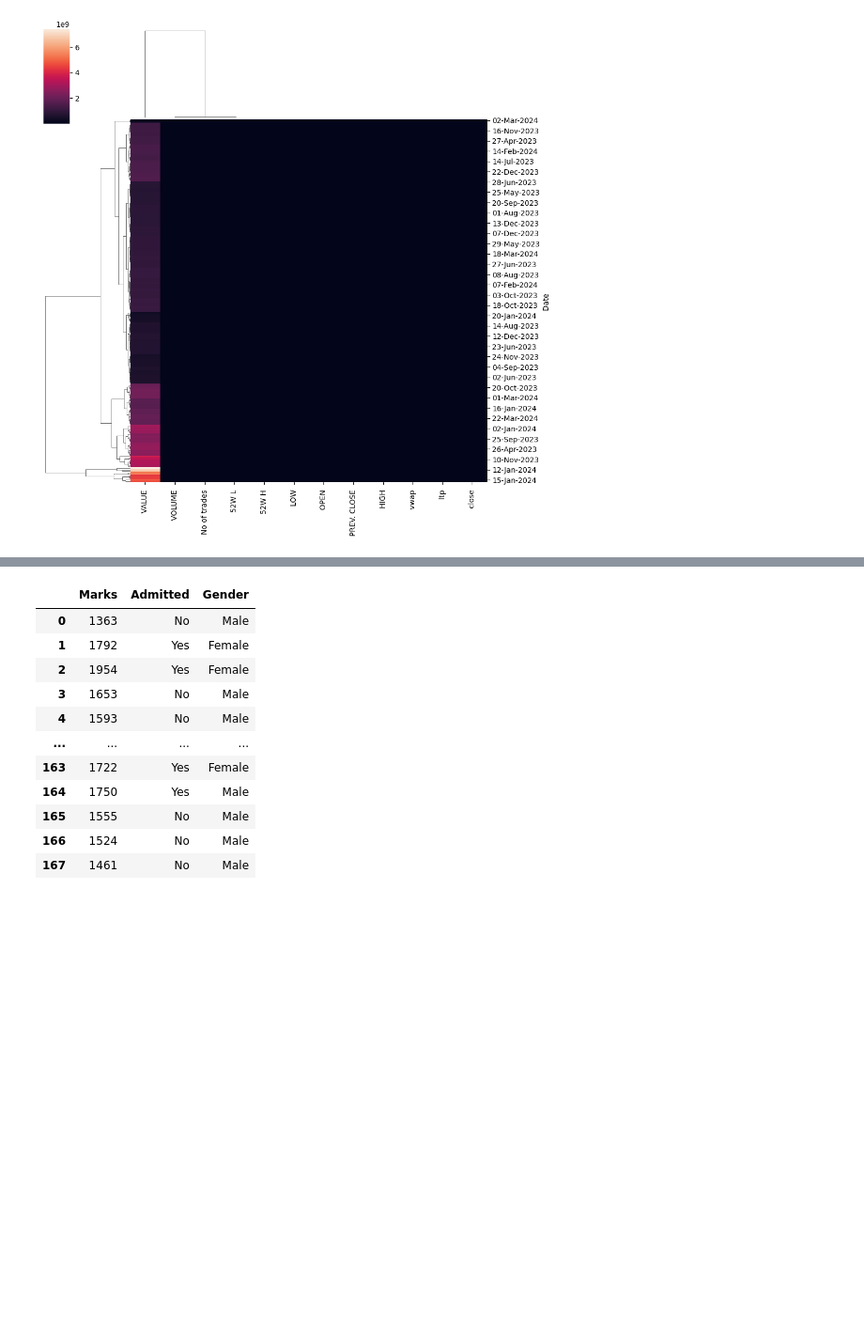
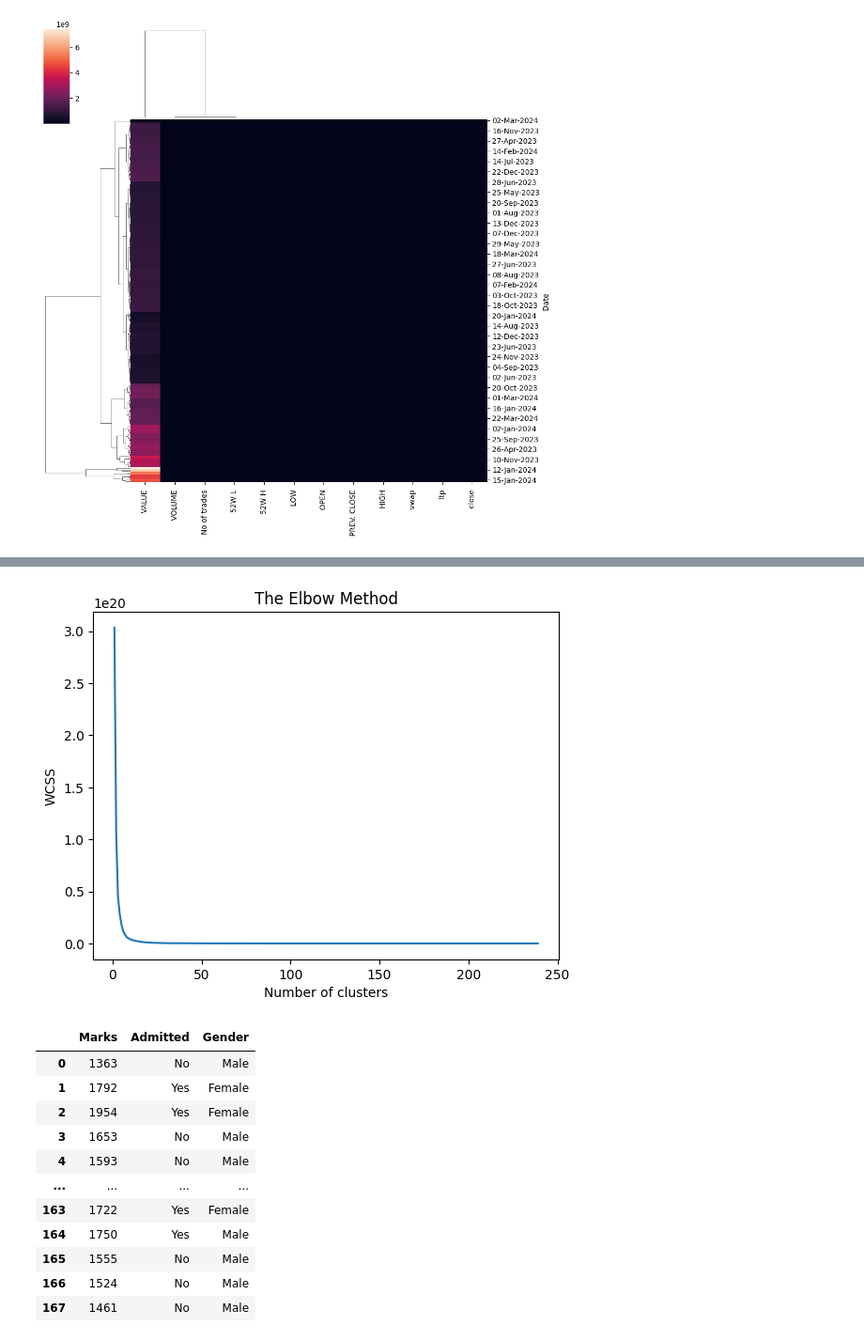
Before and after one commit to dineshdb02/machine-learning-practis, a Jupyter notebook: machine_learning_.ipynb, the cells around one changed output, grey strips where cells are left out. Shown: that part at 94% size. Cells and saved outputs as stored; diff of their text form; code cells hidden in the pictures; blank space fills up the shorter version.

```diff
--- a/machine_learning_.ipynb
+++ b/machine_learning_.ipynb
@@ -96,0 +110,8 @@ wcss
+# %%
+plt.plot(range(1, 240), wcss)
+plt.title('The Elbow Method')
+plt.xlabel('Number of clusters')
+plt.ylabel('WCSS')
+plt.show()
+# %% [output]
+[figure, added]
```
Also changed, not shown: parts of 43 cells of this notebook.
